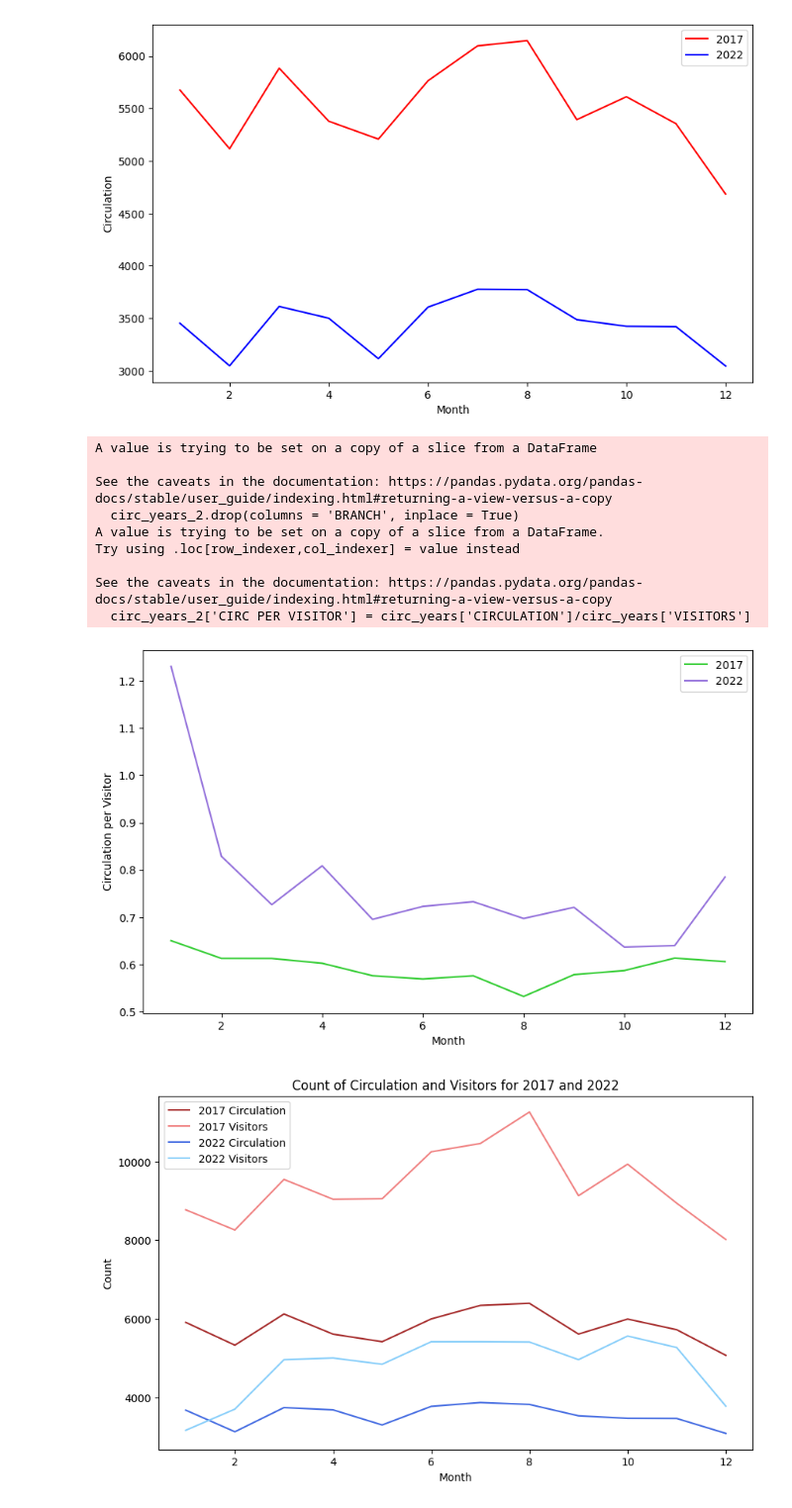
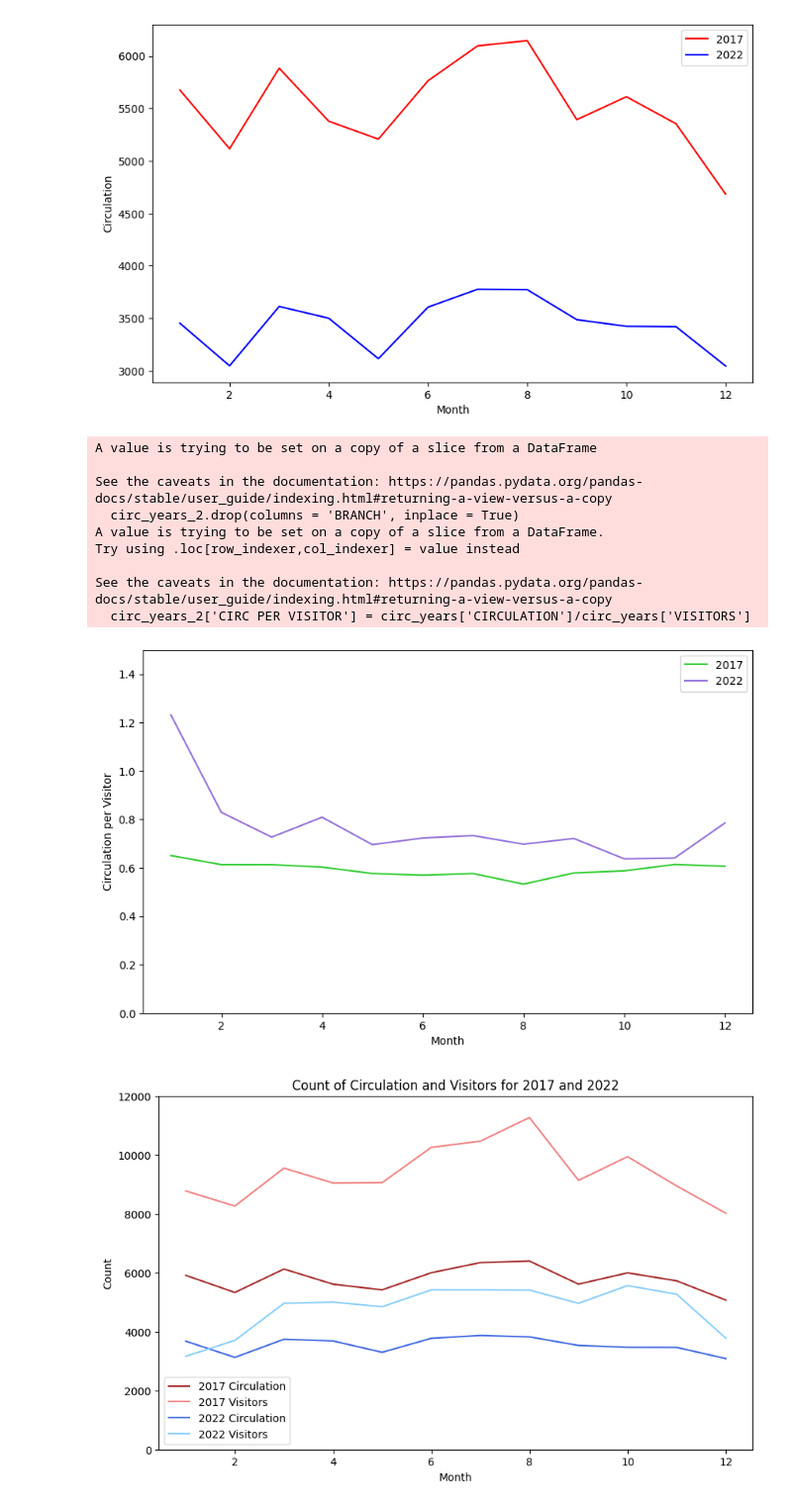
Before and after one commit to uchicago-dsi/cpl_project, a Jupyter notebook: can-summer-2023/basic circulation visuals.ipynb, the cells around one changed output. Shown at 99% size. Drawn from its saved outputs; the diff is of its cells as text; code cells hidden in the pictures.

```diff
--- a/can-summer-2023/basic circulation visuals.ipynb
+++ b/can-summer-2023/basic circulation visuals.ipynb
@@ -114,0 +116,5 @@ See the caveats in the documentation: https://pandas.pydata.org/pandas-docs/stab
+# %%
+branch_metrics_nonzero['DATE'] = pd.to_datetime(branch_metrics_nonzero[['YEAR', 'MONTH']].assign(DAY=1))
+vis = branch_metrics_nonzero.groupby('DATE')['COMPUTER_SESSIONS'].mean()
+
+vis.plot(figsize=(10, 6), xlabel='Date', ylabel='Average Computer Sessions', title ='Average Computer Sessions of All Branches')
@@ -150,6 +164,7 @@ plt.plot(cpv_2022, color = 'mediumpurple')
 plt.legend(['2017', '2022'])
 plt.ylabel('Circulation per Visitor')
 plt.xlabel('Month')
+plt.ylim([0, 1.5])
 plt.show()
 # %% [output]
 A value is trying to be set on a copy of a slice from a DataFrame
@@ -161,27 +176,28 @@ Try using .loc[row_indexer,col_indexer] = value instead
 
 See the caveats in the documentation: https://pandas.pydata.org/pandas-docs/stable/user_guide/indexing.html#returning-a-view-versus-a-copy
   circ_years_2['CIRC PER VISITOR'] = circ_years['CIRCULATION']/circ_years['VISITORS']
-[figure, old version]
+[figure, new version]
 # %%
 data_2017 = circ_years_2.loc[(circ_years_2['YEAR']==2017)]
 data_2022 = circ_years_2.loc[(circ_years_2['YEAR']==2022)]
 circ_2017 = data_2017.groupby(['MONTH'])[['CIRCULATION']].mean()
 circ_2022 = data_2022.groupby(['MONTH'])[['CIRCULATION']].mean()
 vis_2017 = data_2017.groupby(['MONTH'])[['VISITORS']].mean()
 vis_2022 = data_2022.groupby(['MONTH'])[['VISITORS']].mean()
 
 plt.figure(figsize=(10,6))
 plt.plot(circ_2017, color = 'brown')
 plt.plot(vis_2017, color = 'lightcoral')
 plt.plot(circ_2022, color = 'royalblue')
 plt.plot(vis_2022, color = 'lightskyblue')
 plt.legend(['2017 Circulation', '2017 Visitors', '2022 Circulation','2022 Visitors'])
+plt.ylim([0, 12000])
 plt.ylabel('Count')
 plt.xlabel('Month')
 plt.title('Count of Circulation and Visitors for 2017 and 2022')
 plt.show()
 # %% [output]
-[figure, old version]
+[figure, new version]
 # %%
 #graph edgewater -- 2011 - 2014 with the book mobile situation
 # did reconstruction of branch change traction before and after
```
Also changed, not shown: parts of 5 cells of this notebook.
